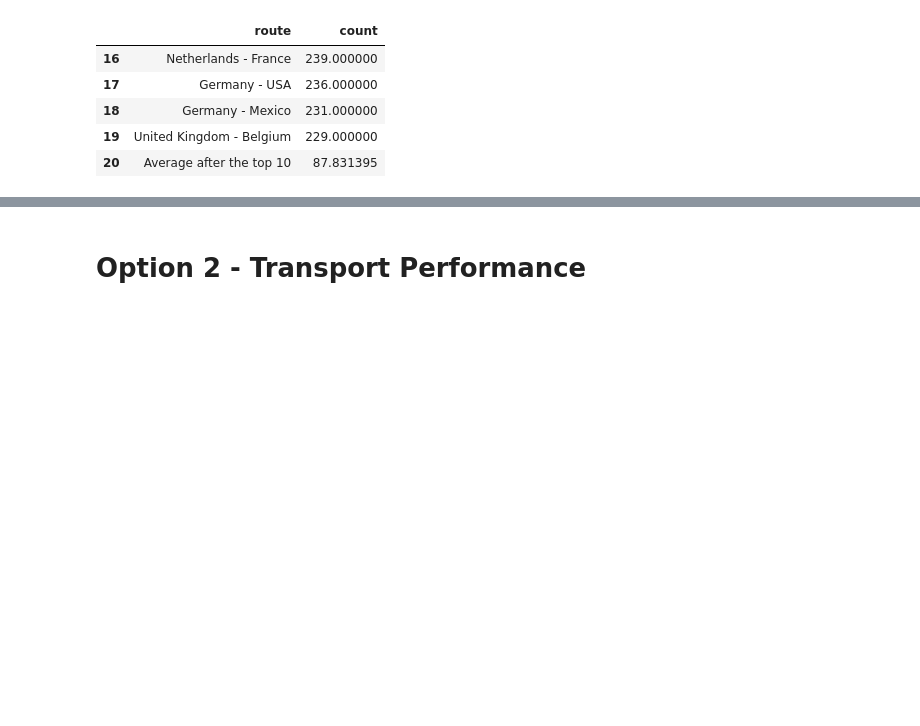
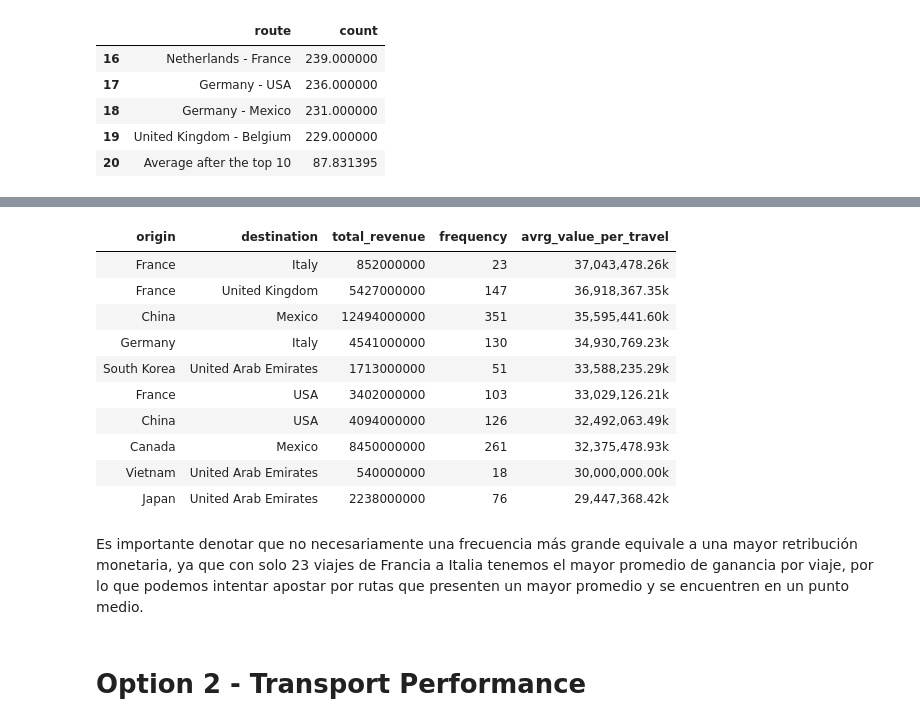
Before and after one commit to PacoV3/emtech-p2, a Jupyter notebook: ANALISIS_02_VENTURA_SEGURA.ipynb, the cells around one changed output, grey strips where cells are left out. Cells and saved outputs as stored; diff of their text form; code cells hidden in the pictures; blank space fills up the shorter version.

```diff
--- a/ANALISIS_02_VENTURA_SEGURA.ipynb
+++ b/ANALISIS_02_VENTURA_SEGURA.ipynb
@@ -131,3 +147,21 @@ sns.despine(left=True, bottom=True)
+# %%
+unique_routes.sort_values(by='avrg_value_per_travel', ascending=False).head(10).style.format({
+    'avrg_value_per_travel': '{:,.2f}k'
+}).hide_index()
+# %% [output]
+| origin | destination | total_revenue | frequency | avrg_value_per_travel |
+| France | Italy | 852000000 | 23 | 37,043,478.26k |
+| France | United Kingdom | 5427000000 | 147 | 36,918,367.35k |
+| China | Mexico | 12494000000 | 351 | 35,595,441.60k |
+| Germany | Italy | 4541000000 | 130 | 34,930,769.23k |
+| South Korea | United Arab Emirates | 1713000000 | 51 | 33,588,235.29k |
+| France | USA | 3402000000 | 103 | 33,029,126.21k |
+| China | USA | 4094000000 | 126 | 32,492,063.49k |
+| Canada | Mexico | 8450000000 | 261 | 32,375,478.93k |
+| Vietnam | United Arab Emirates | 540000000 | 18 | 30,000,000.00k |
+| Japan | United Arab Emirates | 2238000000 | 76 | 29,447,368.42k |
+# %% [markdown]
+Es importante denotar que no necesariamente una frecuencia más grande equivale a una mayor retribución monetaria, ya que con solo 23 viajes de Francia a Italia tenemos el mayor promedio de ganancia por viaje, por lo que podemos intentar apostar por rutas que presenten un mayor promedio y se encuentren en un punto medio.
 # %% [markdown]
 # Option 2 - Transport Performance
 # %%
```
Also changed, not shown: parts of 19 cells of this notebook, 1 other file.
